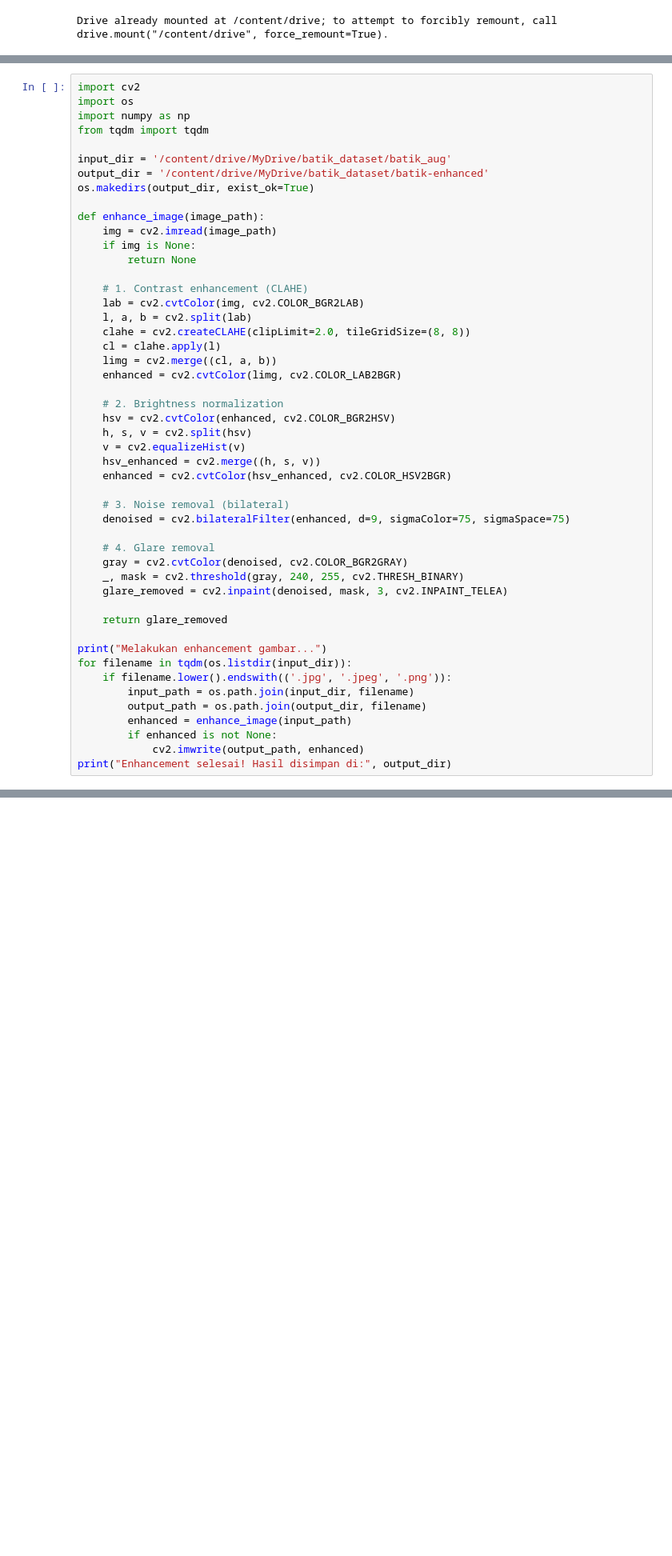
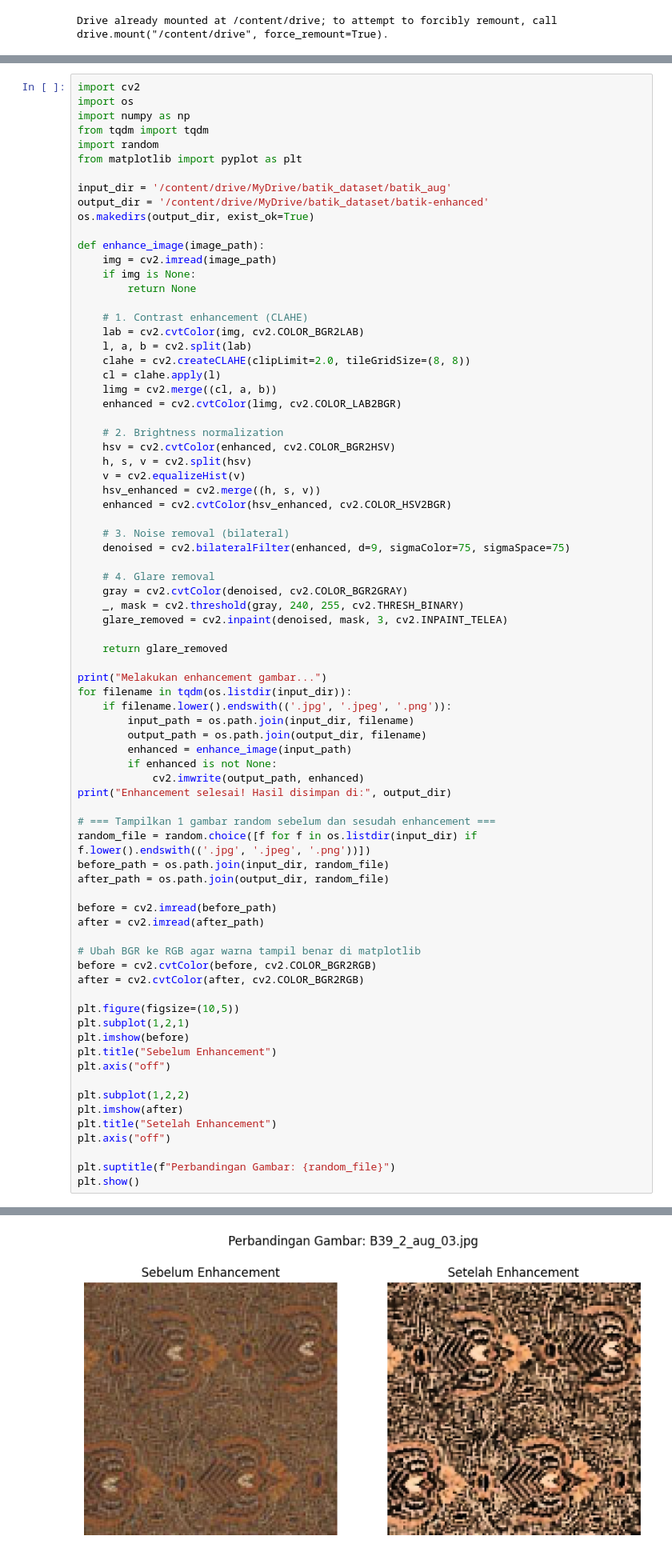
Before and after one commit to HanifFaishalH/Kuis2_KlasifikasiJenisBatik, a Jupyter notebook: Kuis2_Batik.ipynb, the cells around one changed output, grey strips where cells are left out. Shown: that part at 80% size. Cells and saved outputs as stored; diff of their text form; blank space fills up the shorter version.

```diff
--- a/Kuis2_Batik.ipynb
+++ b/Kuis2_Batik.ipynb
@@ -98,6 +94,8 @@ import cv2
 import os
 import numpy as np
 from tqdm import tqdm
+import random
+from matplotlib import pyplot as plt
 
 input_dir = '/content/drive/MyDrive/batik_dataset/batik_aug'
 output_dir = '/content/drive/MyDrive/batik_dataset/batik-enhanced'
@@ -118,33 +116,60 @@ def enhance_image(image_path):
 
     # 2. Brightness normalization
     hsv = cv2.cvtColor(enhanced, cv2.COLOR_BGR2HSV)
     h, s, v = cv2.split(hsv)
     v = cv2.equalizeHist(v)
     hsv_enhanced = cv2.merge((h, s, v))
     enhanced = cv2.cvtColor(hsv_enhanced, cv2.COLOR_HSV2BGR)
 
     # 3. Noise removal (bilateral)
     denoised = cv2.bilateralFilter(enhanced, d=9, sigmaColor=75, sigmaSpace=75)
 
     # 4. Glare removal
     gray = cv2.cvtColor(denoised, cv2.COLOR_BGR2GRAY)
     _, mask = cv2.threshold(gray, 240, 255, cv2.THRESH_BINARY)
     glare_removed = cv2.inpaint(denoised, mask, 3, cv2.INPAINT_TELEA)
 
     return glare_removed
 
 print("Melakukan enhancement gambar...")
 for filename in tqdm(os.listdir(input_dir)):
     if filename.lower().endswith(('.jpg', '.jpeg', '.png')):
         input_path = os.path.join(input_dir, filename)
         output_path = os.path.join(output_dir, filename)
         enhanced = enhance_image(input_path)
         if enhanced is not None:
             cv2.imwrite(output_path, enhanced)
 print("Enhancement selesai! Hasil disimpan di:", output_dir)
+
+# === Tampilkan 1 gambar random sebelum dan sesudah enhancement ===
+random_file = random.choice([f for f in os.listdir(input_dir) if f.lower().endswith(('.jpg', '.jpeg', '.png'))])
+before_path = os.path.join(input_dir, random_file)
+after_path = os.path.join(output_dir, random_file)
+
+before = cv2.imread(before_path)
+after = cv2.imread(after_path)
+
+# Ubah BGR ke RGB agar warna tampil benar di matplotlib
+before = cv2.cvtColor(before, cv2.COLOR_BGR2RGB)
+after = cv2.cvtColor(after, cv2.COLOR_BGR2RGB)
+
+plt.figure(figsize=(10,5))
+plt.subplot(1,2,1)
+plt.imshow(before)
+plt.title("Sebelum Enhancement")
+plt.axis("off")
+
+plt.subplot(1,2,2)
+plt.imshow(after)
+plt.title("Setelah Enhancement")
+plt.axis("off")
+
+plt.suptitle(f"Perbandingan Gambar: {random_file}")
+plt.show()
 # %% [output]
 Melakukan enhancement gambar...
 Enhancement selesai! Hasil disimpan di: /content/drive/MyDrive/batik_dataset/batik-enhanced
+[figure, added]
 # %% [markdown]
 # 2. Ekstraksi Fitur
 
```
Also changed, not shown: parts of 5 cells of this notebook.
